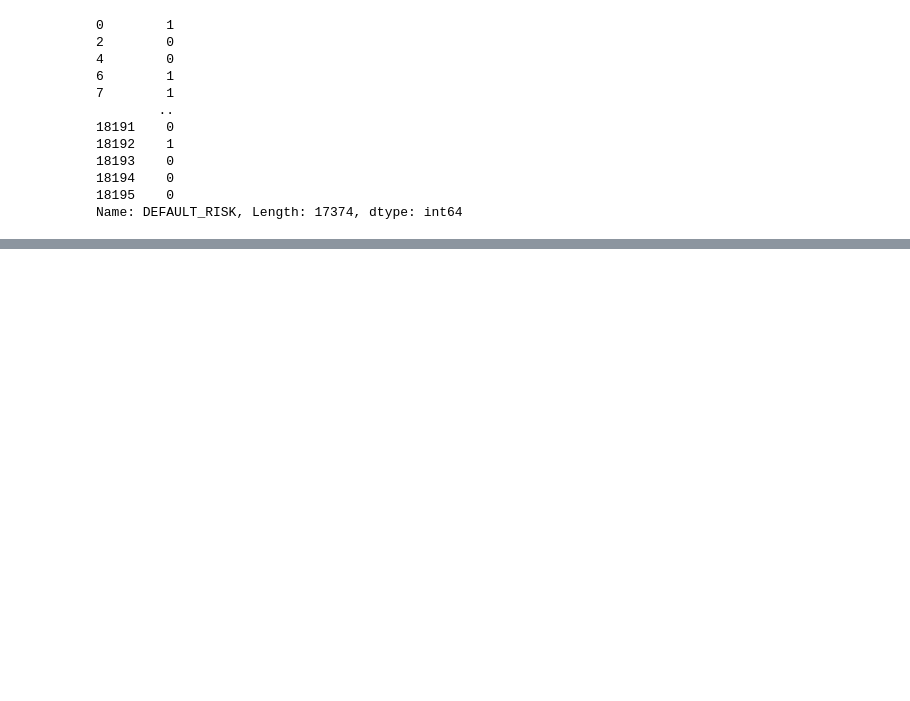
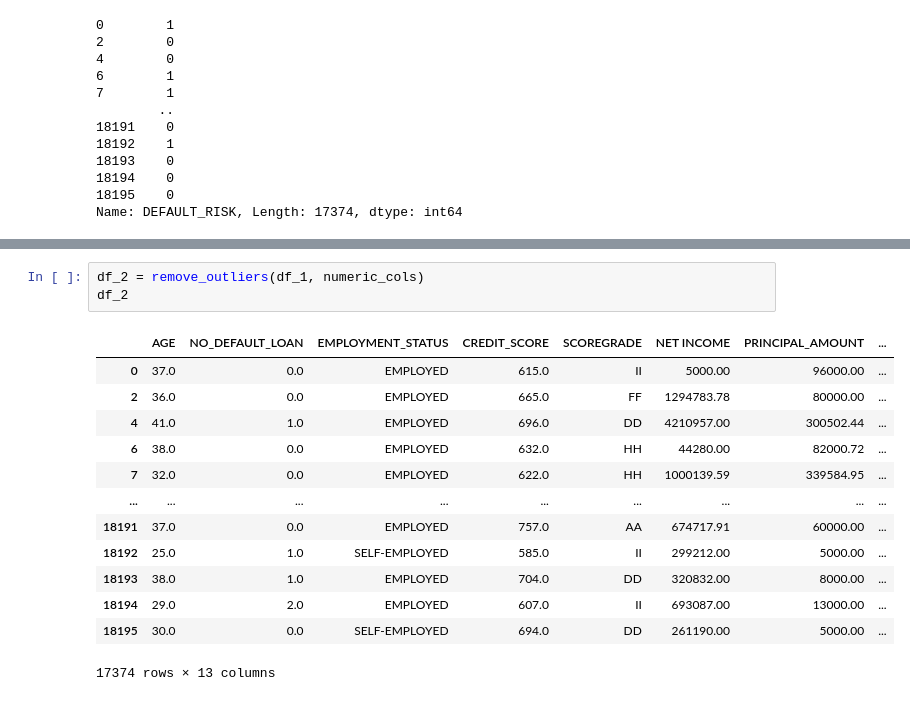
Before and after one commit to AlexIrungu/DSC-CapstoneProject, a Jupyter notebook: notebooks/james.ipynb, the cells around one changed output, grey strips where cells are left out. Drawn from its saved outputs; the diff is of its cells as text; blank space fills up the shorter version.

```diff
--- a/notebooks/james.ipynb
+++ b/notebooks/james.ipynb
@@ -418,0 +433,17 @@ for i, col in enumerate(numeric_cols, 1):
+# %%
+df_2 = remove_outliers(df_1, numeric_cols)
+df_2
+# %% [output]
+|  | AGE | NO_DEFAULT_LOAN | EMPLOYMENT_STATUS | CREDIT_SCORE | SCOREGRADE | NET INCOME | PRINCIPAL_AMOUNT | ... |
+| 0 | 37.0 | 0.0 | EMPLOYED | 615.0 | II | 5000.00 | 96000.00 | ... |
+| 2 | 36.0 | 0.0 | EMPLOYED | 665.0 | FF | 1294783.78 | 80000.00 | ... |
+| 4 | 41.0 | 1.0 | EMPLOYED | 696.0 | DD | 4210957.00 | 300502.44 | ... |
+| 6 | 38.0 | 0.0 | EMPLOYED | 632.0 | HH | 44280.00 | 82000.72 | ... |
+| 7 | 32.0 | 0.0 | EMPLOYED | 622.0 | HH | 1000139.59 | 339584.95 | ... |
+| ... | ... | ... | ... | ... | ... | ... | ... | ... |
+| 18191 | 37.0 | 0.0 | EMPLOYED | 757.0 | AA | 674717.91 | 60000.00 | ... |
+| 18192 | 25.0 | 1.0 | SELF-EMPLOYED | 585.0 | II | 299212.00 | 5000.00 | ... |
+| 18193 | 38.0 | 1.0 | EMPLOYED | 704.0 | DD | 320832.00 | 8000.00 | ... |
+| 18194 | 29.0 | 2.0 | EMPLOYED | 607.0 | II | 693087.00 | 13000.00 | ... |
+| 18195 | 30.0 | 0.0 | SELF-EMPLOYED | 694.0 | DD | 261190.00 | 5000.00 | ... |
+17374 rows × 13 columns
```
Also changed, not shown: parts of 19 cells of this notebook.
